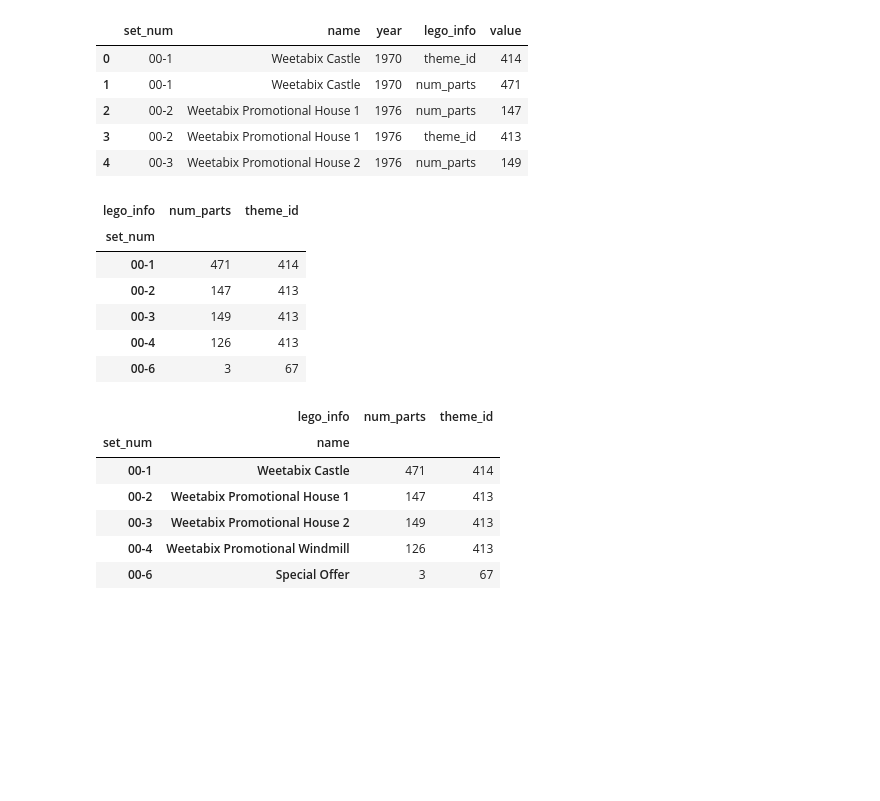
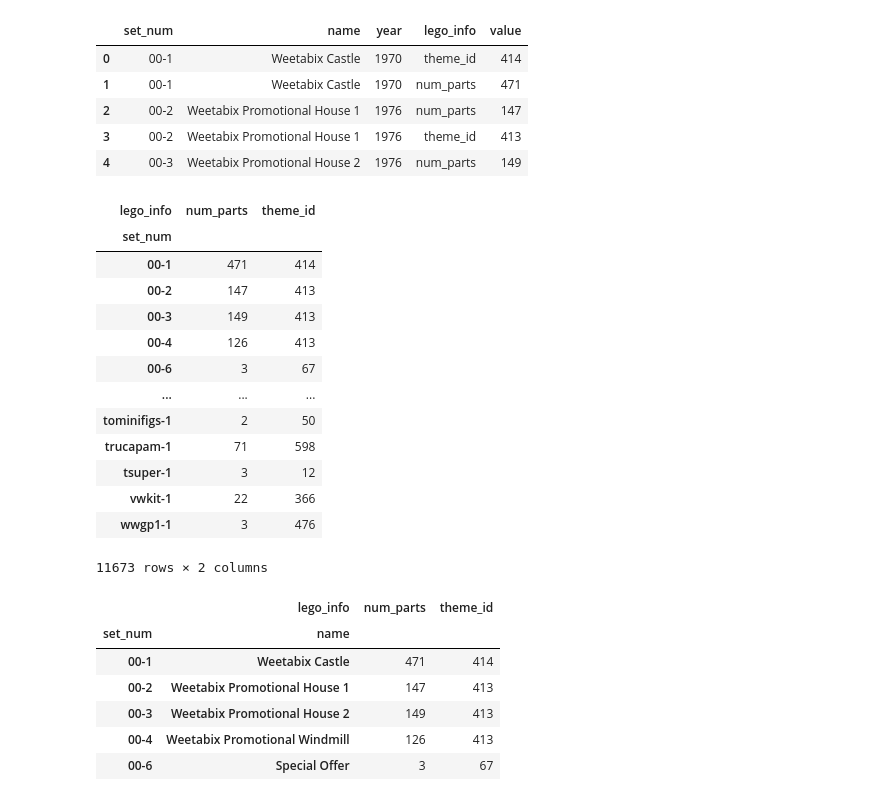
Before and after one commit to sedv8808/UBC_EL_PPDS, a Jupyter notebook: Module3class.ipynb, the cells around one changed output. Cells and saved outputs as stored; diff of their text form; code cells hidden in the pictures; blank space fills up the shorter version.

```diff
--- a/Module3class.ipynb
+++ b/Module3class.ipynb
@@ -117,16 +120,23 @@ lego.head()
 # %%
 lego_tidy = lego.pivot(index='set_num',
                        columns='lego_info',
                        values='value')
-lego_tidy.head()
+lego_tidy
 # %% [output]
 | lego_info | num_parts | theme_id |
 | set_num |  |  |
 | 00-1 | 471 | 414 |
 | 00-2 | 147 | 413 |
 | 00-3 | 149 | 413 |
 | 00-4 | 126 | 413 |
 | 00-6 | 3 | 67 |
+| ... | ... | ... |
+| tominifigs-1 | 2 | 50 |
+| trucapam-1 | 71 | 598 |
+| tsuper-1 | 3 | 12 |
+| vwkit-1 | 22 | 366 |
+| wwgp1-1 | 3 | 476 |
+11673 rows × 2 columns
 # %%
 lego_tidy = lego.pivot(index=['set_num', 'name'],
                        columns='lego_info',
```
Also changed, not shown: parts of 32 cells of this notebook.
